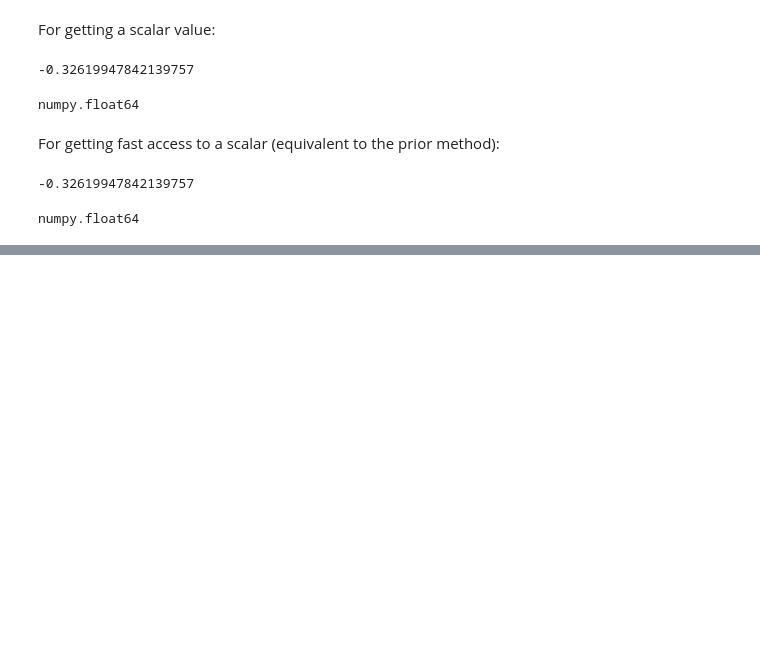
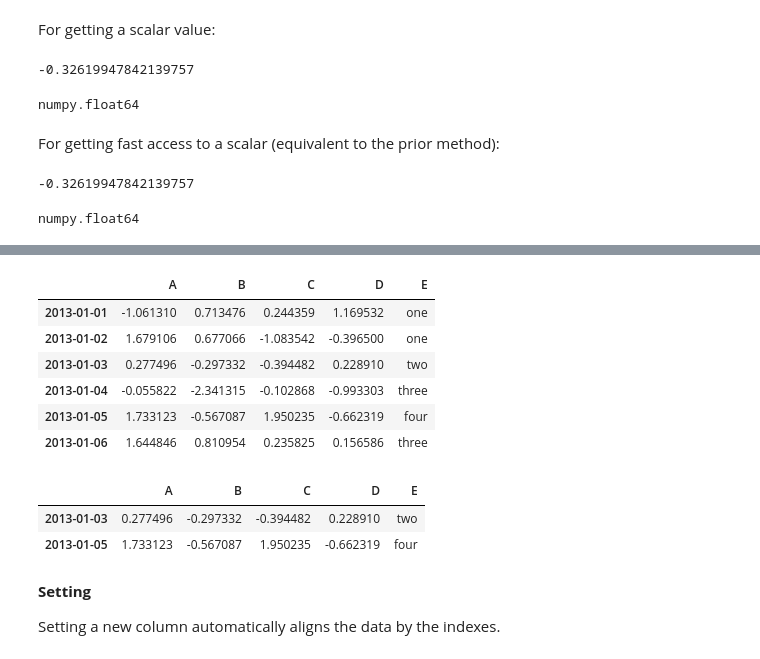
Before and after one commit to yerartdev/uc-m1967-mdsi, a Jupyter notebook: d7/m1967-pandas-gerardo-de-miguel-gonzalez-d7.ipynb, the cells around one changed output, grey strips where cells are left out. Cells and saved outputs as stored; diff of their text form; code cells hidden in the pictures; blank space fills up the shorter version.

Commit message:
pandas: 10 minute tutorial: selection (by position, boolean, setting), missing data, operations

```diff
--- a/d7/m1967-pandas-gerardo-de-miguel-gonzalez-d7.ipynb
+++ b/d7/m1967-pandas-gerardo-de-miguel-gonzalez-d7.ipynb
@@ -402,0 +524,3 @@ numpy.float64
+# %%
+df2 = df.copy()
+df2
@@ -402,0 +535,21 @@ numpy.float64
+# %%
+df2['E'] = ['one', 'one','two','three','four','three']
+df2
+# %% [output]
+|  | A | B | C | D | E |
+| 2013-01-01 | -1.061310 | 0.713476 | 0.244359 | 1.169532 | one |
+| 2013-01-02 | 1.679106 | 0.677066 | -1.083542 | -0.396500 | one |
+| 2013-01-03 | 0.277496 | -0.297332 | -0.394482 | 0.228910 | two |
+| 2013-01-04 | -0.055822 | -2.341315 | -0.102868 | -0.993303 | three |
+| 2013-01-05 | 1.733123 | -0.567087 | 1.950235 | -0.662319 | four |
+| 2013-01-06 | 1.644846 | 0.810954 | 0.235825 | 0.156586 | three |
+# %%
+df2[df2['E'].isin(['two','four'])]
+# %% [output]
+|  | A | B | C | D | E |
+| 2013-01-03 | 0.277496 | -0.297332 | -0.394482 | 0.228910 | two |
+| 2013-01-05 | 1.733123 | -0.567087 | 1.950235 | -0.662319 | four |
+# %% [markdown]
+**Setting**
+
+Setting a new column automatically aligns the data by the indexes.
```
Also changed, not shown: parts of 64 cells of this notebook.
